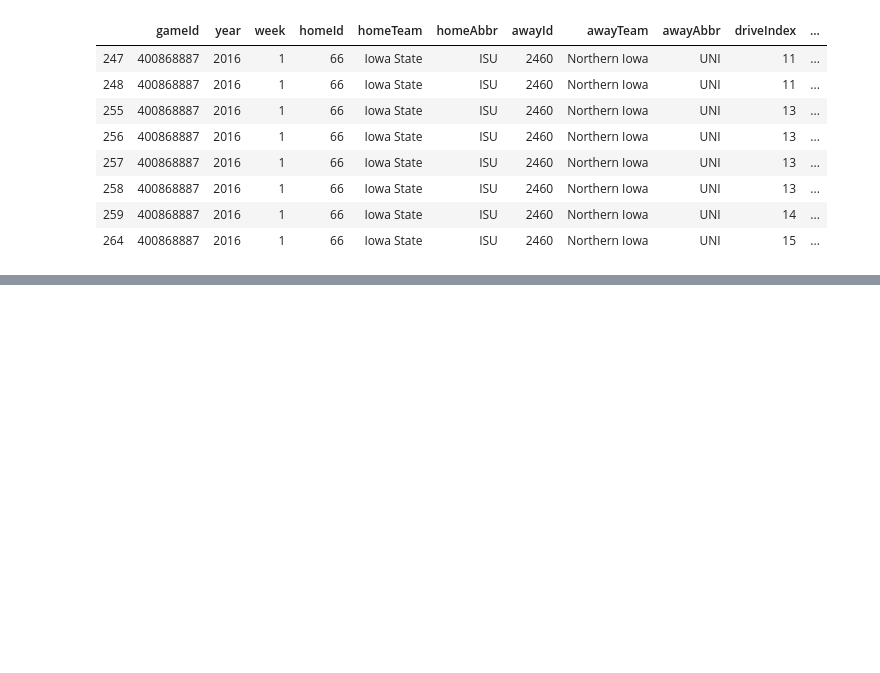
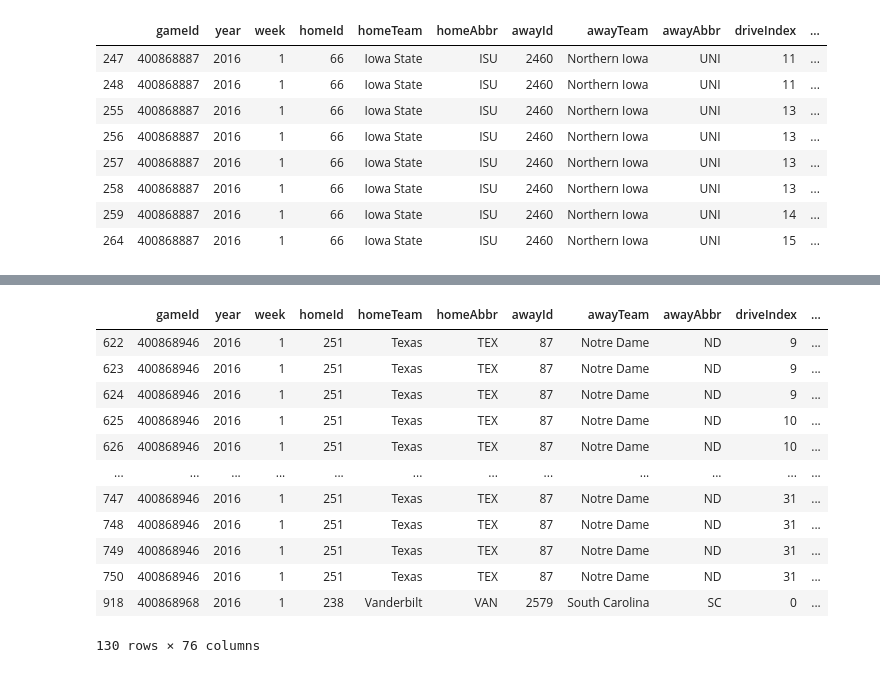
Before and after one commit to nwiatrek/cfb-ml, a Jupyter notebook: Generate Drive.ipynb, the cells around one changed output, grey strips where cells are left out. Cells and saved outputs as stored; diff of their text form; code cells hidden in the pictures; blank space fills up the shorter version.

```diff
--- a/Generate Drive.ipynb
+++ b/Generate Drive.ipynb
@@ -548,0 +646,16 @@ fulldf[127:135]
+# %%
+fulldf.iloc[248:378]
+# %% [output]
+|  | gameId | year | week | homeId | homeTeam | homeAbbr | awayId | awayTeam | awayAbbr | driveIndex | ... |
+| 622 | 400868946 | 2016 | 1 | 251 | Texas | TEX | 87 | Notre Dame | ND | 9 | ... |
+| 623 | 400868946 | 2016 | 1 | 251 | Texas | TEX | 87 | Notre Dame | ND | 9 | ... |
+| 624 | 400868946 | 2016 | 1 | 251 | Texas | TEX | 87 | Notre Dame | ND | 9 | ... |
+| 625 | 400868946 | 2016 | 1 | 251 | Texas | TEX | 87 | Notre Dame | ND | 10 | ... |
+| 626 | 400868946 | 2016 | 1 | 251 | Texas | TEX | 87 | Notre Dame | ND | 10 | ... |
+| ... | ... | ... | ... | ... | ... | ... | ... | ... | ... | ... | ... |
+| 747 | 400868946 | 2016 | 1 | 251 | Texas | TEX | 87 | Notre Dame | ND | 31 | ... |
+| 748 | 400868946 | 2016 | 1 | 251 | Texas | TEX | 87 | Notre Dame | ND | 31 | ... |
+| 749 | 400868946 | 2016 | 1 | 251 | Texas | TEX | 87 | Notre Dame | ND | 31 | ... |
+| 750 | 400868946 | 2016 | 1 | 251 | Texas | TEX | 87 | Notre Dame | ND | 31 | ... |
+| 918 | 400868968 | 2016 | 1 | 238 | Vanderbilt | VAN | 2579 | South Carolina | SC | 0 | ... |
+130 rows × 76 columns
```
Also changed, not shown: parts of 12 cells of this notebook, 7 other files.
